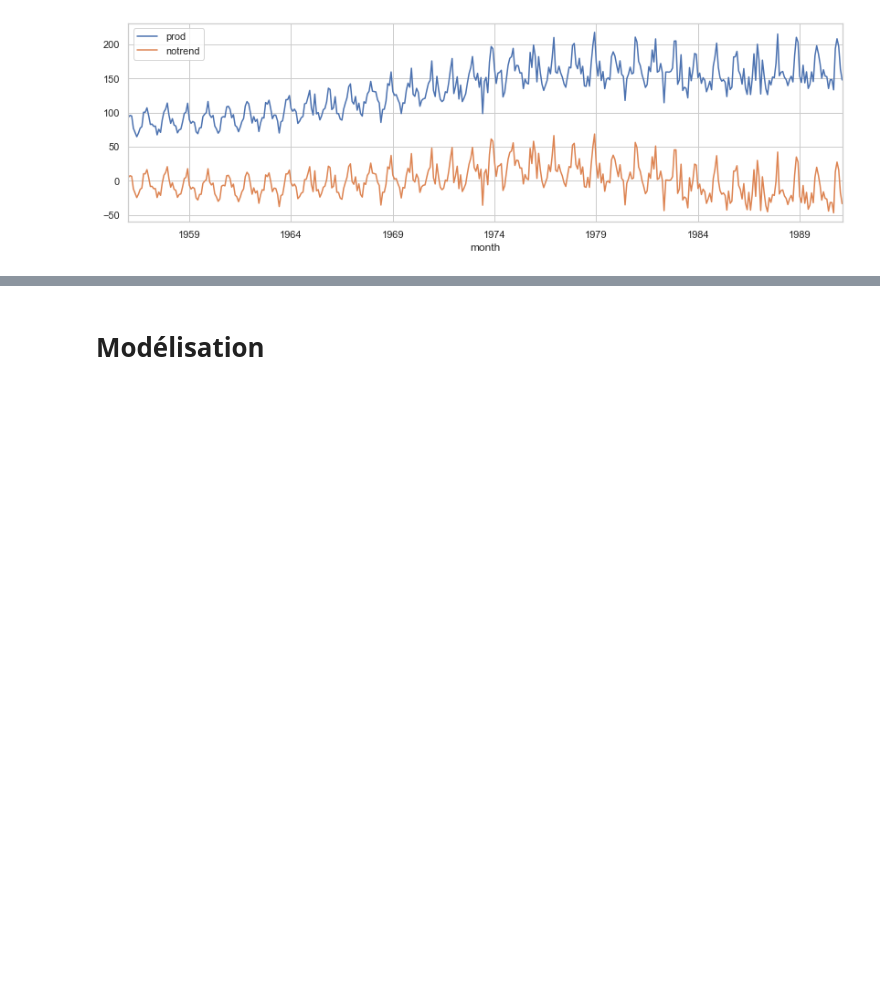
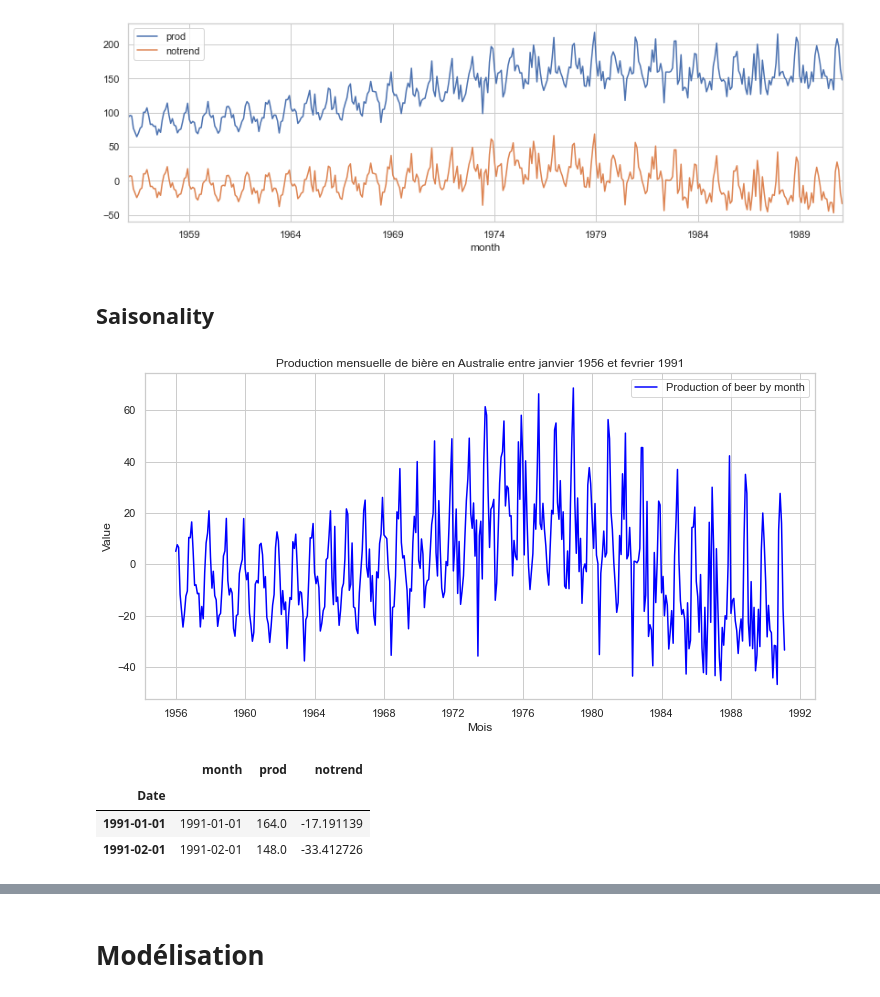
Before and after one commit to Baabel001/Modele-SARIMA, a Jupyter notebook: modele.ipynb, the cells around one changed output, grey strips where cells are left out. Drawn from its saved outputs; the diff is of its cells as text; code cells hidden in the pictures; blank space fills up the shorter version.

Commit message:
saisonality

```diff
--- a/modele.ipynb
+++ b/modele.ipynb
@@ -122,3 +107,20 @@ data.plot(x="month", y=["prod", "notrend"], figsize=(14,4))
 # %% [output]
 <AxesSubplot:xlabel='month'>
 [figure]
+# %% [markdown]
+## Saisonality
+# %%
+# Assuming df is your DataFrame
+sns.set(style="whitegrid") # Setting the style to whitegrid for a clean background
+
+plt.figure(figsize=(12, 6)) # Setting the figure size
+sns.lineplot(data=data, x='month', y='notrend', label='Production of beer by month', color='blue')
+
+# Adding labels and title
+plt.xlabel('Mois')
+plt.ylabel('Value')
+plt.title('Production mensuelle de bière en Australie entre janvier 1956 et fevrier 1991')
+
+plt.show()
+# %% [output]
+[figure, added]
@@ -124,0 +134,7 @@ data.plot(x="month", y=["prod", "notrend"], figsize=(14,4))
+# %%
+data[yrs[i]]
+# %% [output]
+|  | month | prod | notrend |
+| Date |  |  |  |
+| 1991-01-01 | 1991-01-01 | 164.0 | -17.191139 |
+| 1991-02-01 | 1991-02-01 | 148.0 | -33.412726 |
```
Also changed, not shown: parts of 10 cells of this notebook, 1 other file.
